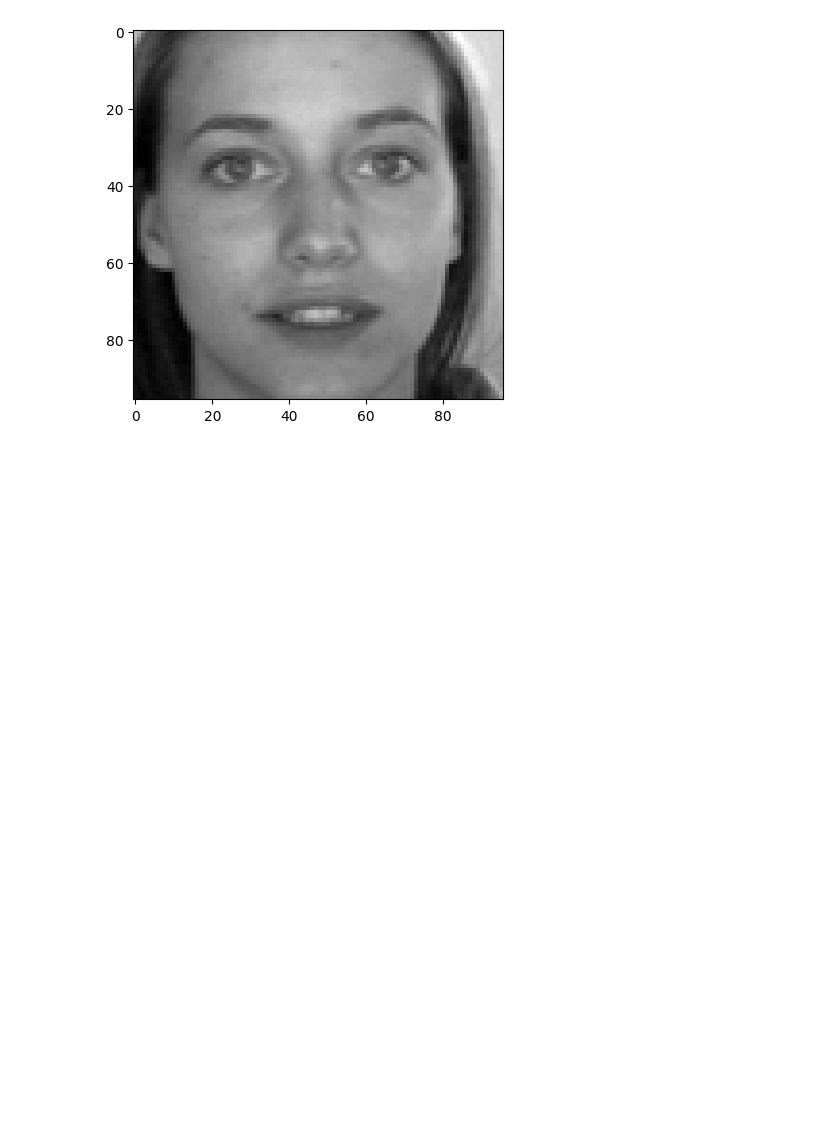
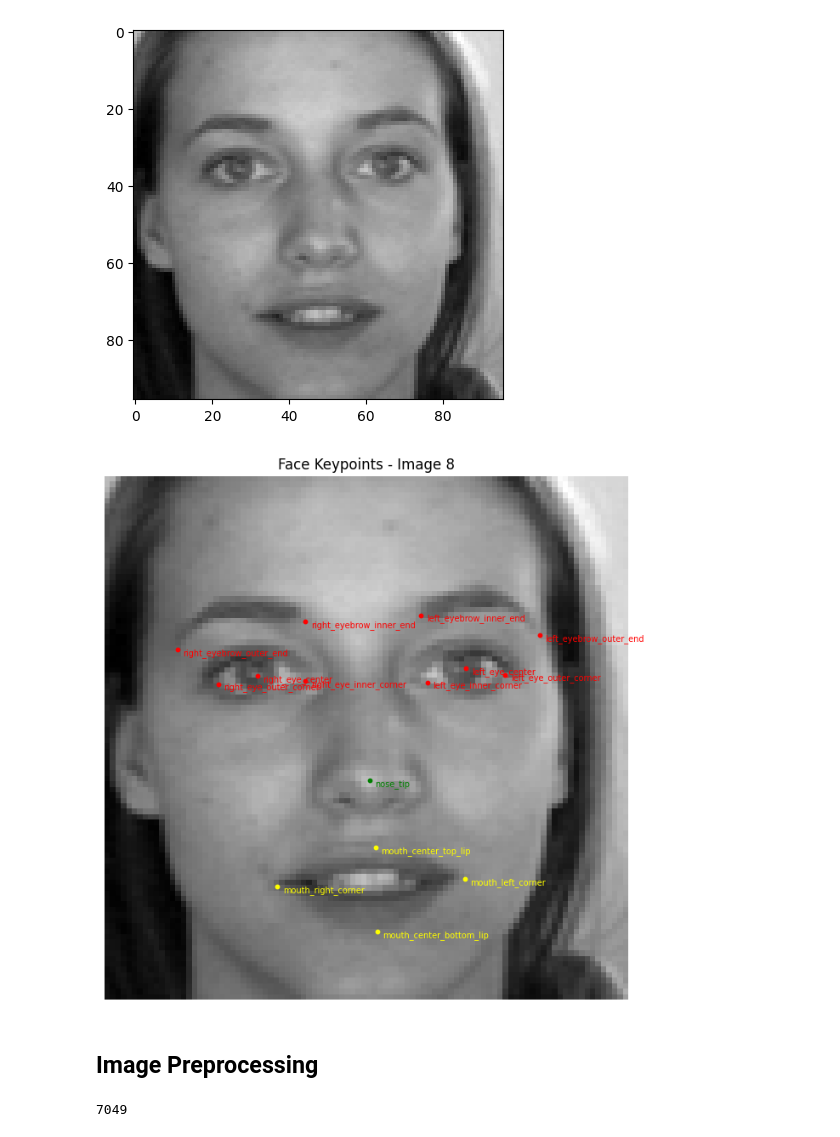
Before and after one commit to NimaNIKOOKAR/Facial-Keypoints-Detection, a Jupyter notebook: facial-detection.ipynb, the cells around one changed output. Cells and saved outputs as stored; diff of their text form; code cells hidden in the pictures; blank space fills up the shorter version.

Commit message:
add keypoints to image & start preporcessing

```diff
--- a/facial-detection.ipynb
+++ b/facial-detection.ipynb
@@ -44,0 +120,10 @@ plt.imshow(np.fromstring(df_train["Image"][8], sep=" ").reshape(96, 96), cmap="g
+# %%
+show_face_with_keypoints(df_train, 8)
+# %% [output]
+[figure, added]
+# %% [markdown]
+## Image Preprocessing
+# %%
+len(df_train)
+# %% [output]
+7049
```
Also changed, not shown: parts of 4 cells of this notebook, 1 other file.
